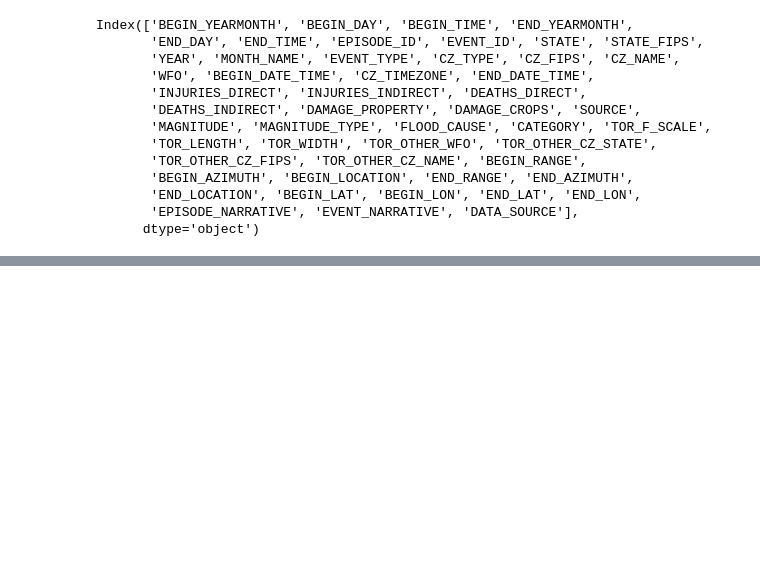
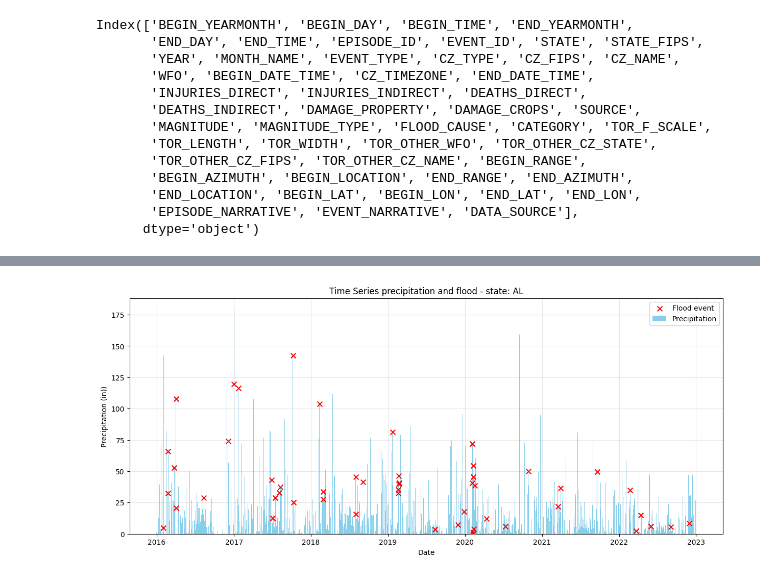
Before and after one commit to mattialodi0/progA3I, a Jupyter notebook: baseline.ipynb, the cells around one changed output, grey strips where cells are left out. Saved outputs shown, nothing was run; the diff lists cells and outputs as text; code cells hidden in the pictures; blank space fills up the shorter version.

```diff
--- a/baseline.ipynb
+++ b/baseline.ipynb
@@ -82,0 +360,4 @@ SyntaxError: expected argument value expression (1192041254.py, line 1)
+# %%
+plot_state_series('AL')
+# %% [output]
+[figure, added]
```
Also changed, not shown: parts of 39 cells of this notebook.
